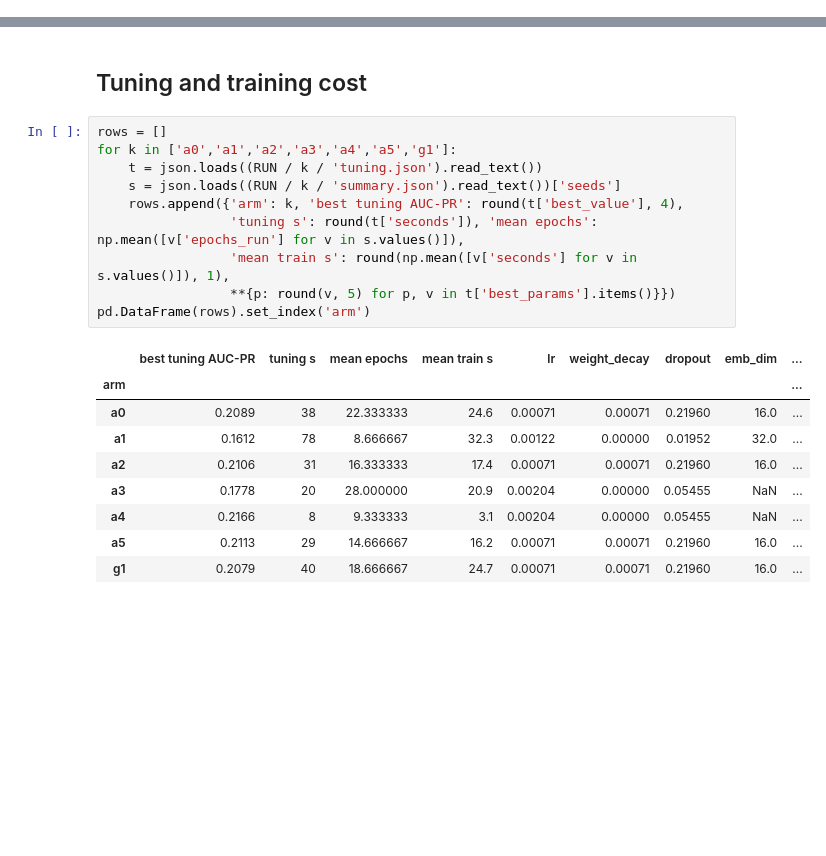
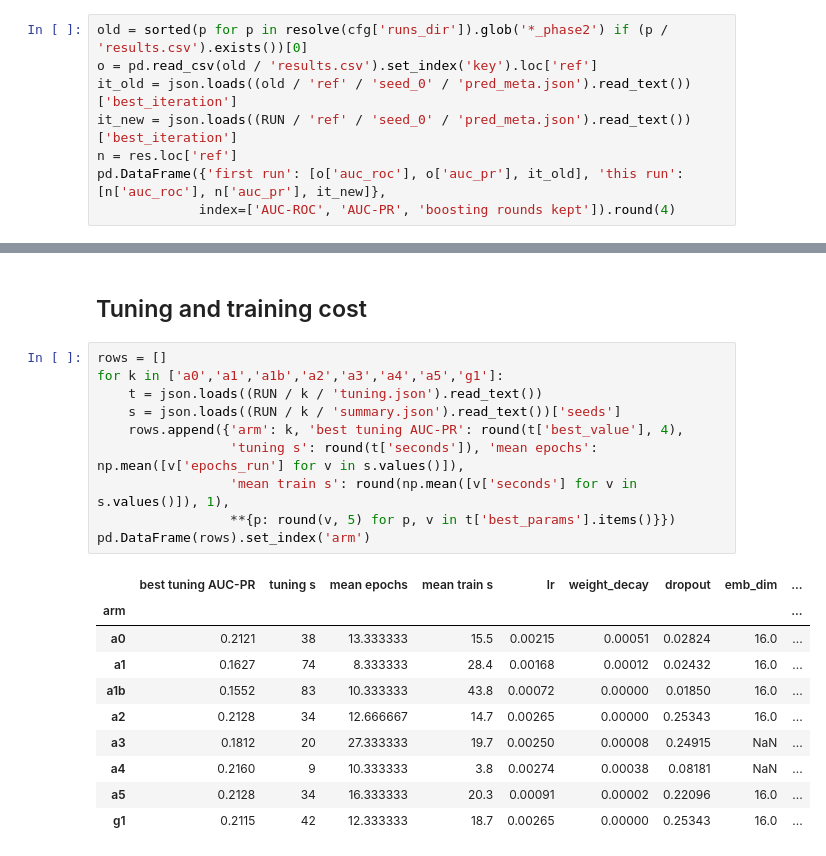
Before and after one commit to arghyadeep-deb/fairness-aware-credit-scoring, a Jupyter notebook: notebooks/02_baselines.ipynb, the cells around one changed output, grey strips where cells are left out. Drawn from its saved outputs; the diff is of its cells as text; blank space fills up the shorter version.

```diff
--- a/notebooks/02_baselines.ipynb
+++ b/notebooks/02_baselines.ipynb
@@ -55,0 +60,8 @@ main
+# %%
+old = sorted(p for p in resolve(cfg['runs_dir']).glob('*_phase2') if (p / 'results.csv').exists())[0]
+o = pd.read_csv(old / 'results.csv').set_index('key').loc['ref']
+it_old = json.loads((old / 'ref' / 'seed_0' / 'pred_meta.json').read_text())['best_iteration']
+it_new = json.loads((RUN / 'ref' / 'seed_0' / 'pred_meta.json').read_text())['best_iteration']
+n = res.loc['ref']
+pd.DataFrame({'first run': [o['auc_roc'], o['auc_pr'], it_old], 'this run': [n['auc_roc'], n['auc_pr'], it_new]},
+             index=['AUC-ROC', 'AUC-PR', 'boosting rounds kept']).round(4)
@@ -131,24 +150,25 @@ plt.tight_layout(); plt.show()
 ## Tuning and training cost
 # %%
 rows = []
-for k in ['a0','a1','a2','a3','a4','a5','g1']:
+for k in ['a0','a1','a1b','a2','a3','a4','a5','g1']:
     t = json.loads((RUN / k / 'tuning.json').read_text())
     s = json.loads((RUN / k / 'summary.json').read_text())['seeds']
     rows.append({'arm': k, 'best tuning AUC-PR': round(t['best_value'], 4),
                  'tuning s': round(t['seconds']), 'mean epochs': np.mean([v['epochs_run'] for v in s.values()]),
                  'mean train s': round(np.mean([v['seconds'] for v in s.values()]), 1),
                  **{p: round(v, 5) for p, v in t['best_params'].items()}})
 pd.DataFrame(rows).set_index('arm')
 # %% [output]
 |  | best tuning AUC-PR | tuning s | mean epochs | mean train s | lr | weight_decay | dropout | emb_dim | ... |
 | arm |  |  |  |  |  |  |  |  | ... |
-| a0 | 0.2089 | 38 | 22.333333 | 24.6 | 0.00071 | 0.00071 | 0.21960 | 16.0 | ... |
-| a1 | 0.1612 | 78 | 8.666667 | 32.3 | 0.00122 | 0.00000 | 0.01952 | 32.0 | ... |
-| a2 | 0.2106 | 31 | 16.333333 | 17.4 | 0.00071 | 0.00071 | 0.21960 | 16.0 | ... |
-| a3 | 0.1778 | 20 | 28.000000 | 20.9 | 0.00204 | 0.00000 | 0.05455 | NaN | ... |
-| a4 | 0.2166 | 8 | 9.333333 | 3.1 | 0.00204 | 0.00000 | 0.05455 | NaN | ... |
-| a5 | 0.2113 | 29 | 14.666667 | 16.2 | 0.00071 | 0.00071 | 0.21960 | 16.0 | ... |
-| g1 | 0.2079 | 40 | 18.666667 | 24.7 | 0.00071 | 0.00071 | 0.21960 | 16.0 | ... |
+| a0 | 0.2121 | 38 | 13.333333 | 15.5 | 0.00215 | 0.00051 | 0.02824 | 16.0 | ... |
+| a1 | 0.1627 | 74 | 8.333333 | 28.4 | 0.00168 | 0.00012 | 0.02432 | 16.0 | ... |
+| a1b | 0.1552 | 83 | 10.333333 | 43.8 | 0.00072 | 0.00000 | 0.01850 | 16.0 | ... |
+| a2 | 0.2128 | 34 | 12.666667 | 14.7 | 0.00265 | 0.00000 | 0.25343 | 16.0 | ... |
+| a3 | 0.1812 | 20 | 27.333333 | 19.7 | 0.00250 | 0.00008 | 0.24915 | NaN | ... |
+| a4 | 0.2160 | 9 | 10.333333 | 3.8 | 0.00274 | 0.00038 | 0.08181 | NaN | ... |
+| a5 | 0.2128 | 34 | 16.333333 | 20.3 | 0.00091 | 0.00002 | 0.22096 | 16.0 | ... |
+| g1 | 0.2115 | 42 | 12.333333 | 18.7 | 0.00265 | 0.00000 | 0.25343 | 16.0 | ... |
 # %% [markdown]
 ## What this shows
 
```
Also changed, not shown: parts of 11 cells of this notebook, 20 other files.
